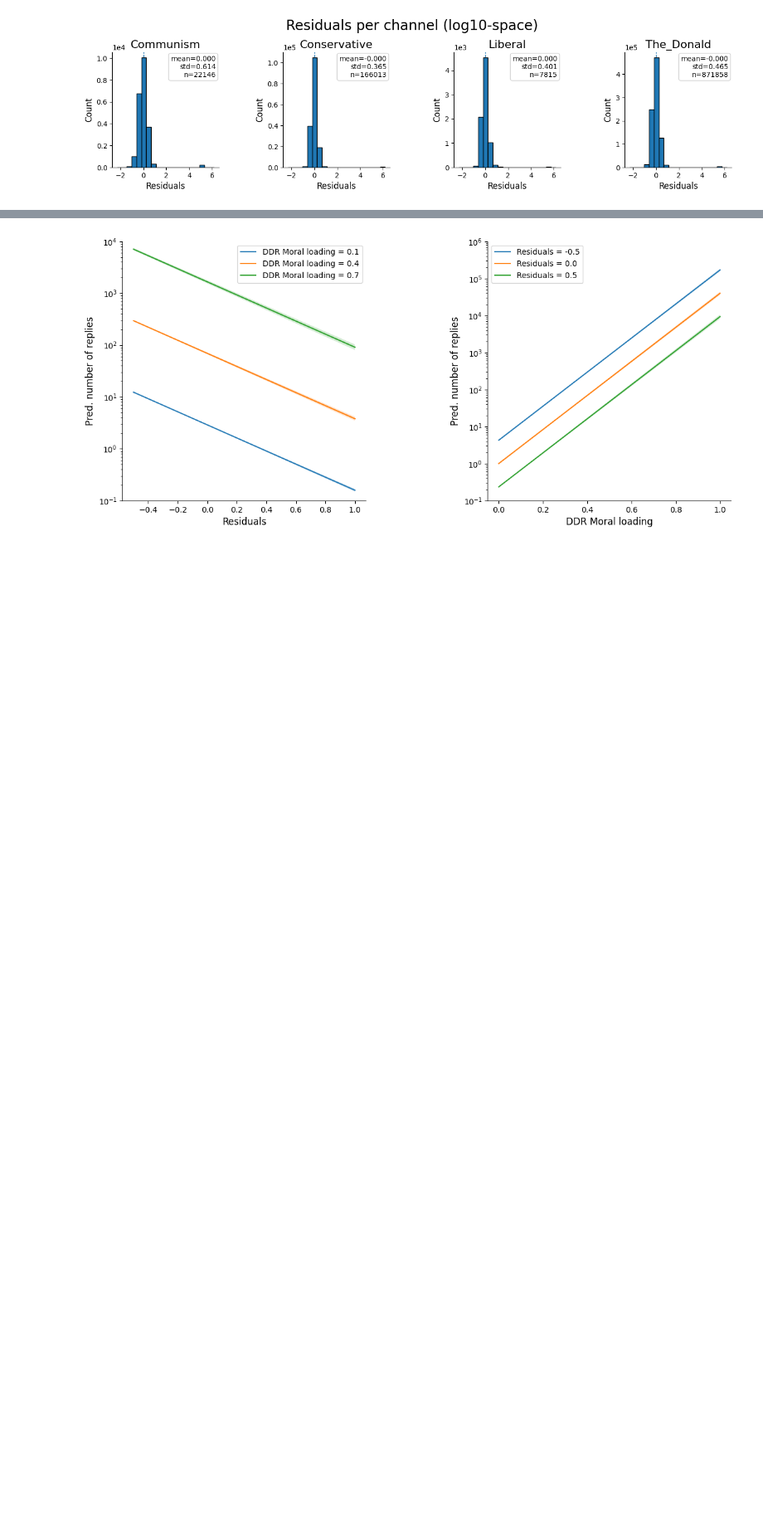
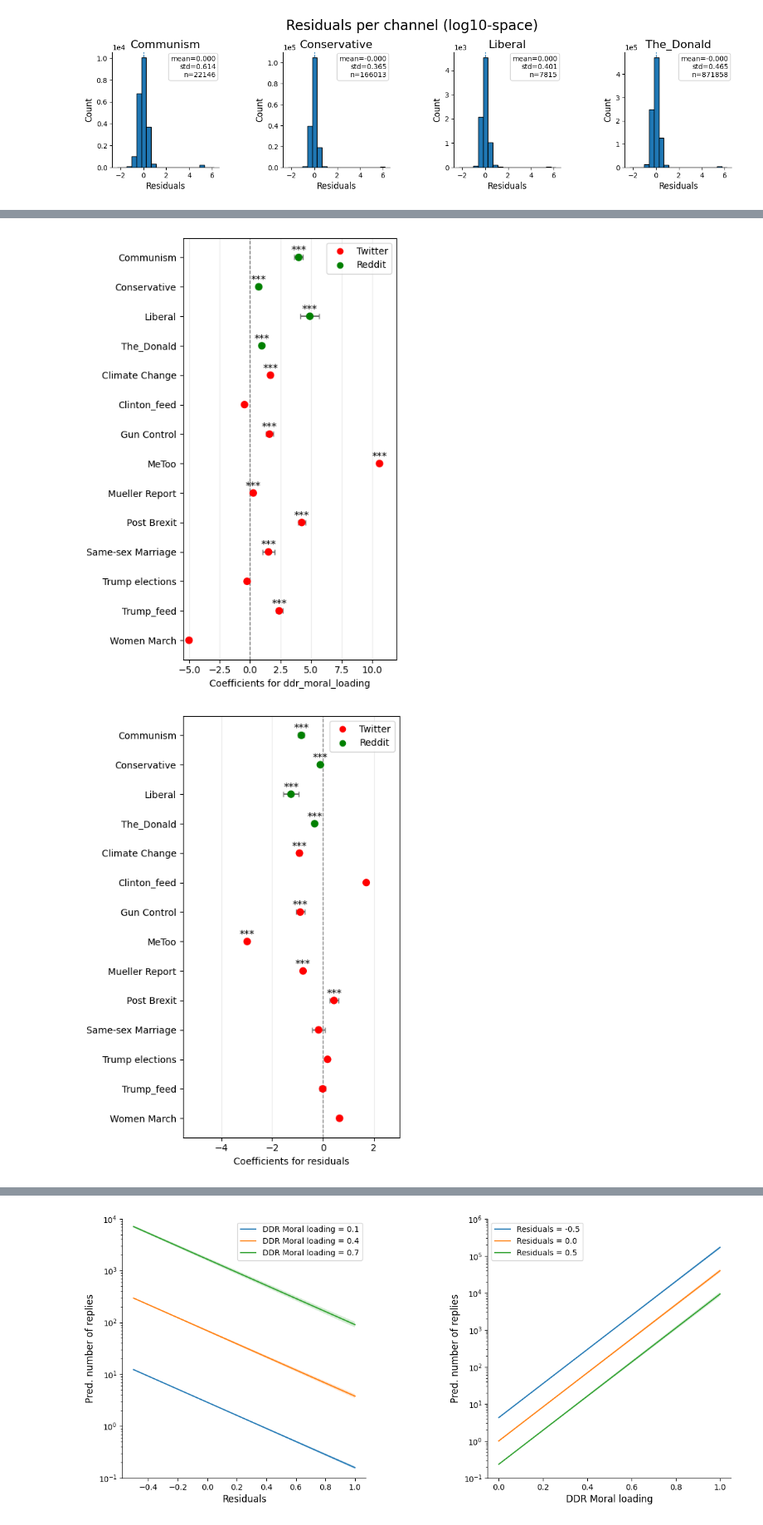
Before and after one commit to DiegoLeonG96/Scaling-laws-in-moral-dynamics-on-social-media, a Jupyter notebook: Exploration.ipynb, the cells around one changed output, grey strips where cells are left out. Shown at 83% size. Saved outputs shown, nothing was run; the diff lists cells and outputs as text; code cells hidden in the pictures; blank space fills up the shorter version.

```diff
--- a/Exploration.ipynb
+++ b/Exploration.ipynb
@@ -1223,5 +1217,5 @@ coefficients_ddr_twitter
 # %%
-model = 'nb'
+model = 'zero-nb'
 coefficients_ddr_twitter = build_per_topic(model, sub_data, residuals_map, is_ddr=True)
 coefficients_ddr_twitter["network"] = "Twitter"
 # %% [output]
@@ -1455,9 +1425,20 @@ Text(0, 0.5, 'Frequency')
 [figure]
 # %% [markdown]
 ### Incorporar word embedding
+# %%
+total_representations_reddit = {}
+
+for doc in docs_reddit:
+    for word in doc:
+        if word in total_representations_reddit:
+            pass
+        else:
+            word_representation = get_representation_vector(kv, [word]).reshape(1, -1)
+            word_similarity = cosine_similarity(moral_words_vector.reshape(1, -1), word_representation)[0, 0]
+            total_representations_reddit[word] = word_similarity
 # %%
 reddit_plots_data["ddr_moral_loading"] = [cosine_similarity(moral_words_vector.reshape(1, -1), get_representation_vector(kv, doc).reshape(1, -1))[0, 0] for doc in docs_reddit]
-reddit_plots_data["ddr_moral_density"] = reddit_plots_data["ddr_moral_loading"]
+reddit_plots_data["ddr_moral_density"] = [get_transformed_similarities(doc, total_representations_reddit, tau=0.3) for doc in docs_reddit]
 # %%
 reddit_plots_data["ddr_moral_loading"].hist(bins=20, edgecolor='k', grid=False)
 plt.xlabel("Moral loading")
@@ -1610,7 +1591,7 @@ plt.show()
 # %% [output]
 [figure]
 # %%
-model = 'nb'
+model = 'zero-nb'
 coefficients_ddr_reddit = build_per_topic(model, sub_data, residuals_map, is_ddr=True, replies_var='total_n_replies')
 coefficients_ddr_reddit["network"] = "Reddit"
 # %% [output]
@@ -1628,3 +1609,38 @@ residuals | moral density: 0.33713929165267226
+# %%
+coefficients_ddr = pd.concat((coefficients_ddr_twitter, coefficients_ddr_reddit), axis=0)
+vars_uniq = coefficients_ddr["var"].unique()
+
+for var in vars_uniq:
+    df_var = coefficients_ddr[coefficients_ddr["var"] == var].copy()
+
+    # sort
+    df_var["network"] = pd.Categorical(
+        df_var["network"],
+        categories=["Twitter", "Reddit"],
+        ordered=True
+    )
+
+    df_var = df_var.sort_values(["network", "topic"], ascending=[True, False]).reset_index(drop=True)
+
+    fig, ax = plt.subplots(figsize=(5, 7))
+
+    left_lim = -5.5
+    right_lim = 12 if var != "residuals" else 3
+
+    plot_forest_single(
+        df_var,
+        ax=ax,
+        title="",
+        xlab=f"Coefficients for {var}",
+        left=left_lim,
+        right=right_lim,
+    )
+
+    plt.tight_layout()
+    plt.show()
+# %% [output]
+[figure, added]
+[figure, added]
 # %%
 coefficients_ddr = pd.concat((coefficients_ddr_twitter, coefficients_ddr_reddit), axis=0)
 vars_uniq = coefficients_ddr["var"].unique()
```
Also changed, not shown: parts of 26 cells of this notebook.
